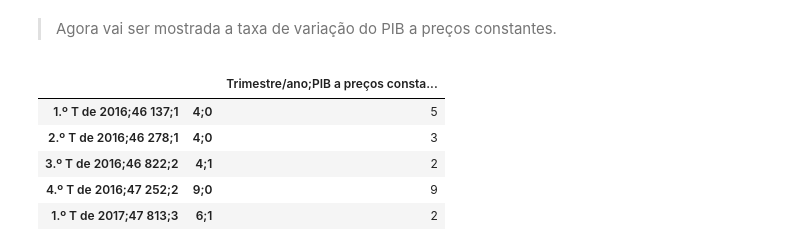
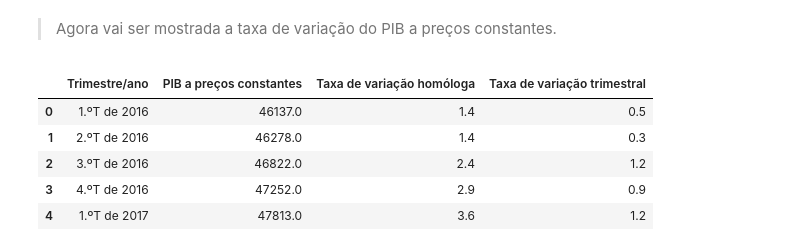
Before and after one commit to DianaA82332/Epidemiologia, a Jupyter notebook: estatisticas_covid_portugal.ipynb, the cells around one changed output. Drawn from its saved outputs; the diff is of its cells as text; code cells hidden in the pictures.

```diff
--- a/estatisticas_covid_portugal.ipynb
+++ b/estatisticas_covid_portugal.ipynb
@@ -140,12 +152,12 @@ Verificando o gráfico anterior, o número de mortes devido a causa natural em 2
 # %% [markdown]
 > Agora vai ser mostrada a taxa de variação do PIB a preços constantes.
 # %%
-dados3=pd.read_csv("/Users/dianamartins/Documents/GitHub/Epidemiologia/Trabalho_final/taxa_variacaoPIB.csv")
+dados3=pd.read_csv("/Users/dianamartins/Documents/GitHub/Epidemiologia/Trabalho_final/taxa_variacaoPIB.csv", delimiter=';')
 dados3.head()
 # %% [output]
-|  |  | Trimestre/ano;PIB a preços consta... |
-| 1.º T de 2016;46 137;1 | 4;0 | 5 |
-| 2.º T de 2016;46 278;1 | 4;0 | 3 |
-| 3.º T de 2016;46 822;2 | 4;1 | 2 |
-| 4.º T de 2016;47 252;2 | 9;0 | 9 |
-| 1.º T de 2017;47 813;3 | 6;1 | 2 |
+|  | Trimestre/ano | PIB a preços constantes | Taxa de variação homóloga | Taxa de variação trimestral |
+| 0 | 1.ºT de 2016 | 46137.0 | 1.4 | 0.5 |
+| 1 | 2.ºT de 2016 | 46278.0 | 1.4 | 0.3 |
+| 2 | 3.ºT de 2016 | 46822.0 | 2.4 | 1.2 |
+| 3 | 4.ºT de 2016 | 47252.0 | 2.9 | 0.9 |
+| 4 | 1.ºT de 2017 | 47813.0 | 3.6 | 1.2 |
```
Also changed, not shown: parts of 3 cells of this notebook.
